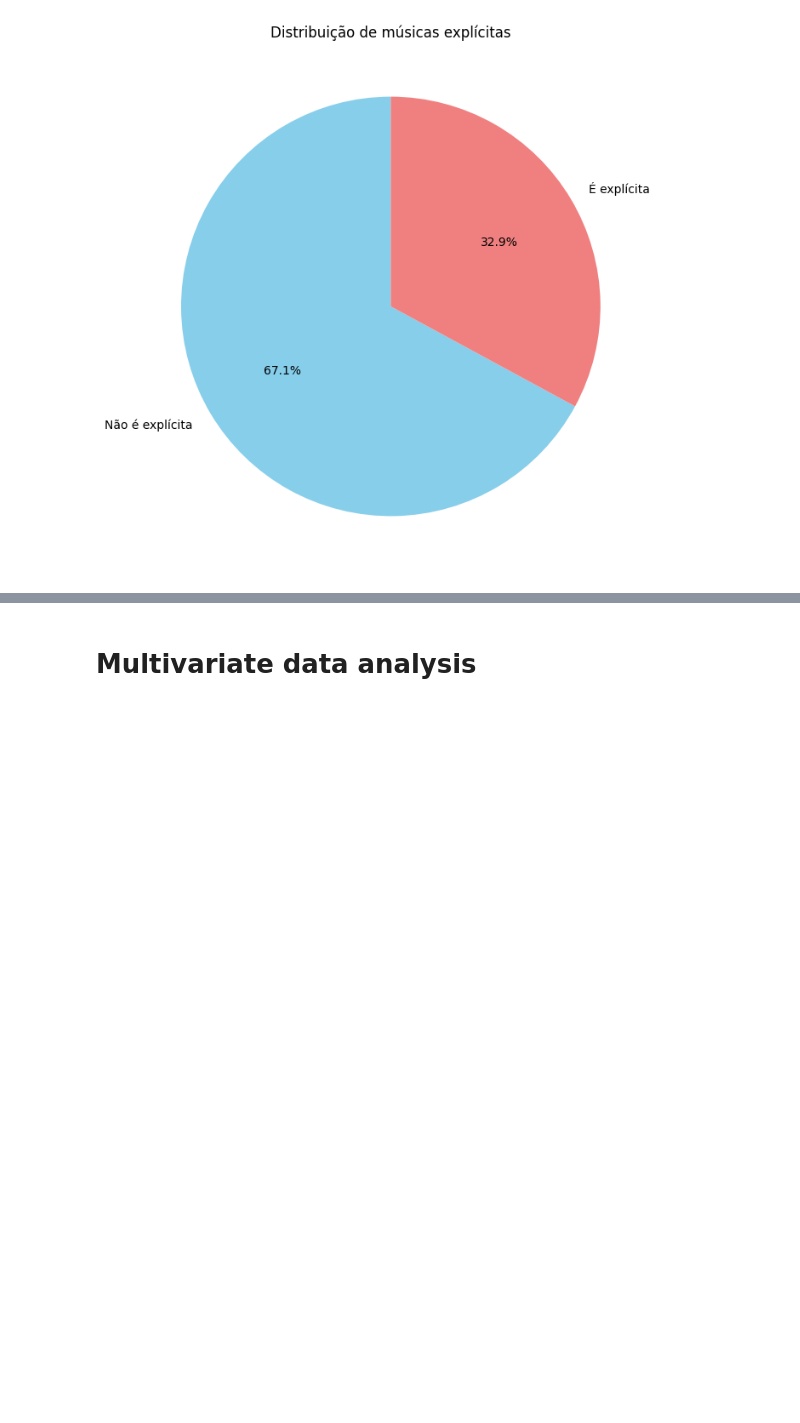
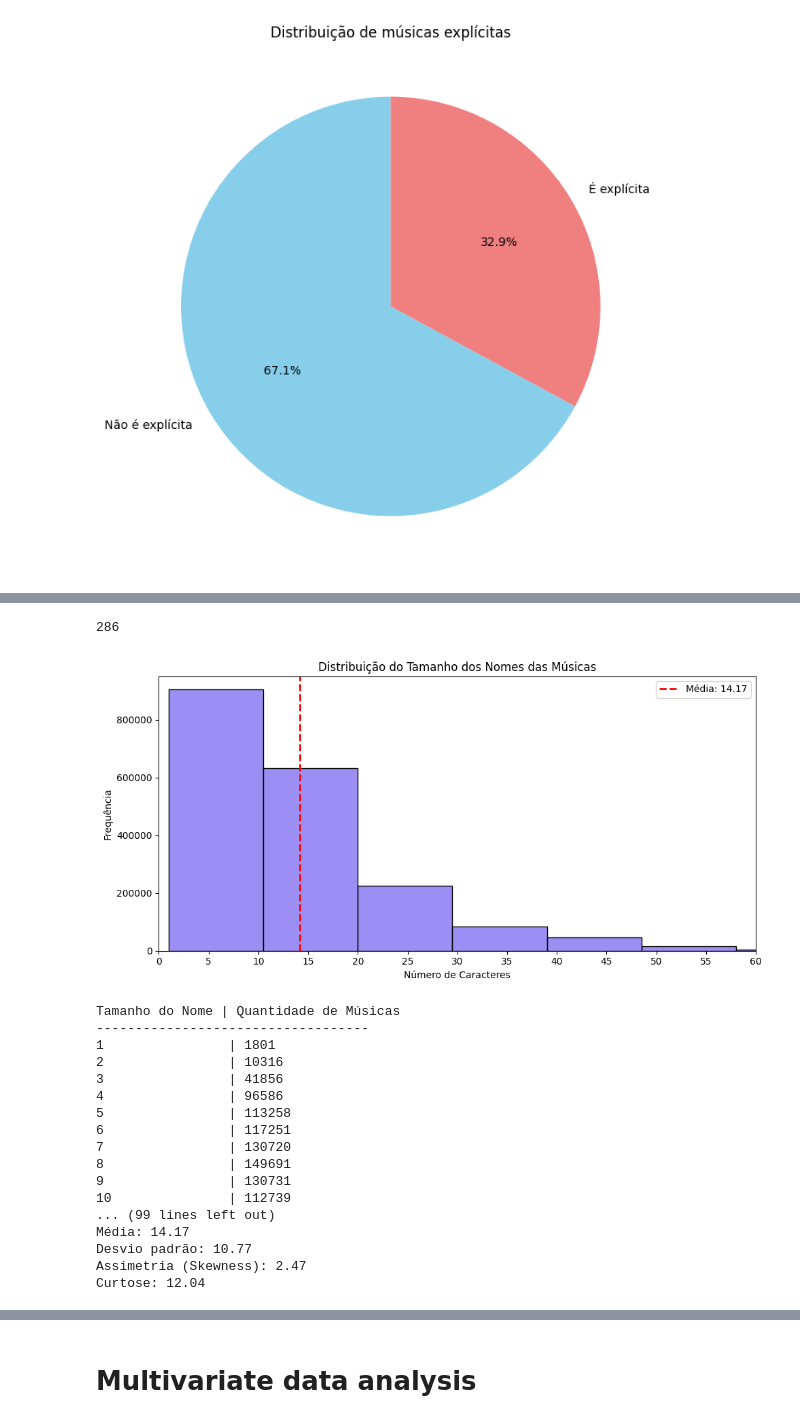
Before and after one commit to Henrick1/Projeto-Data-Science, a Jupyter notebook: ProjetoDataScience.ipynb, the cells around one changed output, grey strips where cells are left out. Drawn from its saved outputs; the diff is of its cells as text; code cells hidden in the pictures; blank space fills up the shorter version.

```diff
--- a/ProjetoDataScience.ipynb
+++ b/ProjetoDataScience.ipynb
@@ -209,0 +337,70 @@ bmth_songs
+# %%
+# Histograma do tamanho dos nomes das músicas
+
+# Garantir que todos os nomes sejam tratados como string
+df['name_length'] = df['name'].apply(lambda x: len(str(x)))
+print(df['name_length'].max())
+# Estatísticas descritivas
+mean = df['name_length'].mean()
+std = df['name_length'].std()
+skewness = df['name_length'].skew()
+kurt = df['name_length'].kurt()
+
+# Histograma com linha da média
+plt.figure(figsize=(10, 5))
+sns.histplot(df['name_length'], bins=30, color="mediumslateblue")
+
+# Linha da média
+plt.axvline(mean, color='red', linestyle='--', linewidth=2, label=f'Média: {mean:.2f}')
+
+# Ajuste do eixo X
+plt.xlim(0, 60)  # Limita visualização
+plt.xticks(np.arange(0, 61, 5))  # De 0 a 60, de 5 em 5
+
+# Títulos e legendas
+plt.title("Distribuição do Tamanho dos Nomes das Músicas")
+plt.xlabel("Número de Caracteres")
+plt.ylabel("Frequência")
+plt.legend()
+plt.tight_layout()
+plt.show()
+
+# Contagem de classes
+class_dist = df['name_length'].value_counts().sort_index()
+
+# Print formatado
+print("Tamanho do Nome | Quantidade de Músicas")
+print("-" * 35)
+for length, count in class_dist.items():
+    print(f"{length:<16} | {count}")
+
+# Número de classes
+print(f"\nNúmero de classes distintas (comprimentos diferentes): {df['name_length'].nunique()}")
+
+# Estatísticas descritivas
+print("\nEstatísticas da Coluna 'name_length':")
+interpretar_distribuicao(skewness, kurtosis)
+print(f"Média: {mean:.2f}")
+print(f"Desvio padrão: {std:.2f}")
+print(f"Assimetria (Skewness): {skewness:.2f}")
+print(f"Curtose: {kurt:.2f}")
+# %% [output]
+286
+[figure, added]
+Tamanho do Nome | Quantidade de Músicas
+-----------------------------------
+1                | 1801
+2                | 10316
+3                | 41856
+4                | 96586
+5                | 113258
+6                | 117251
+7                | 130720
+8                | 149691
+9                | 130731
+10               | 112739
+... (99 lines left out)
+Média: 14.17
+Desvio padrão: 10.77
+Assimetria (Skewness): 2.47
+Curtose: 12.04
```
Also changed, not shown: parts of 43 cells of this notebook, 1 other file.
